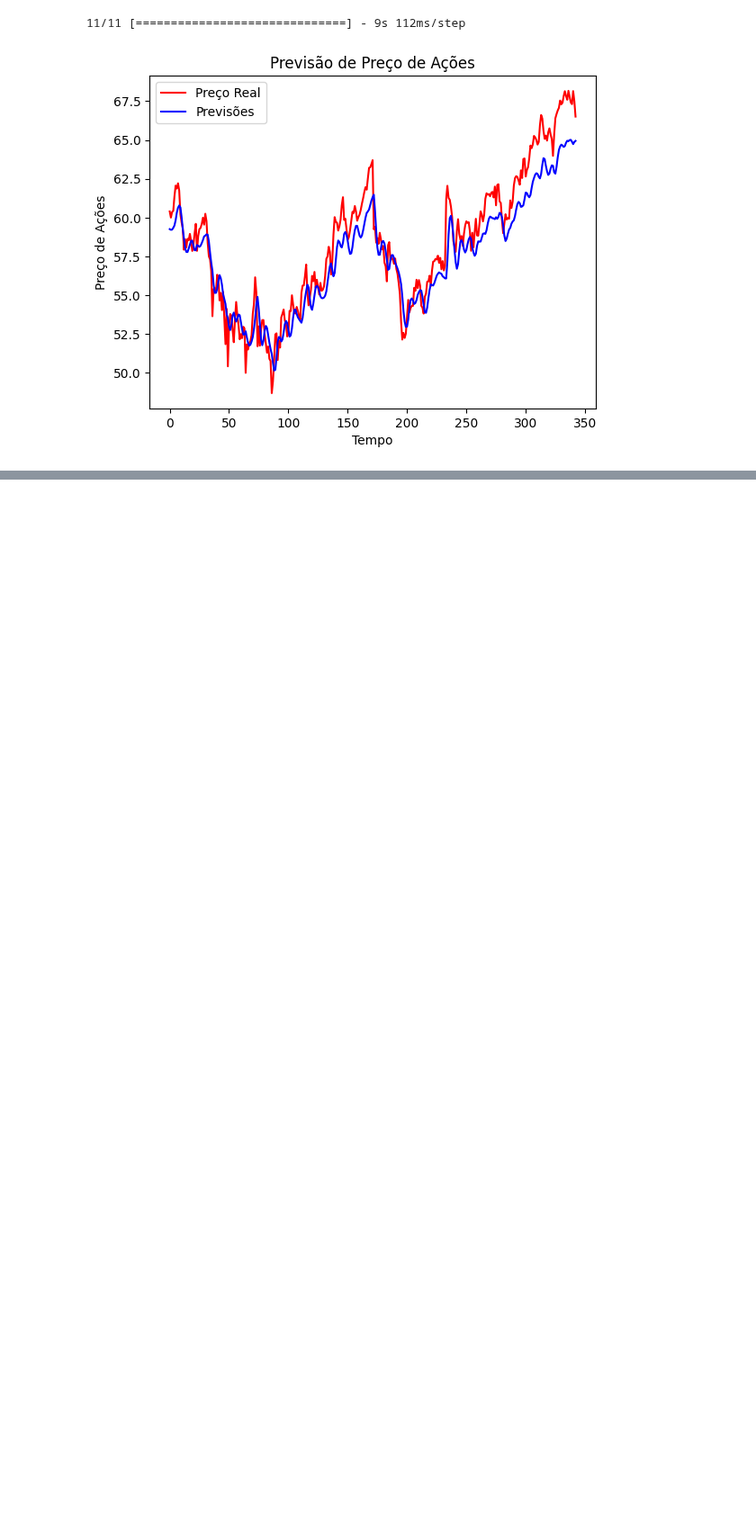
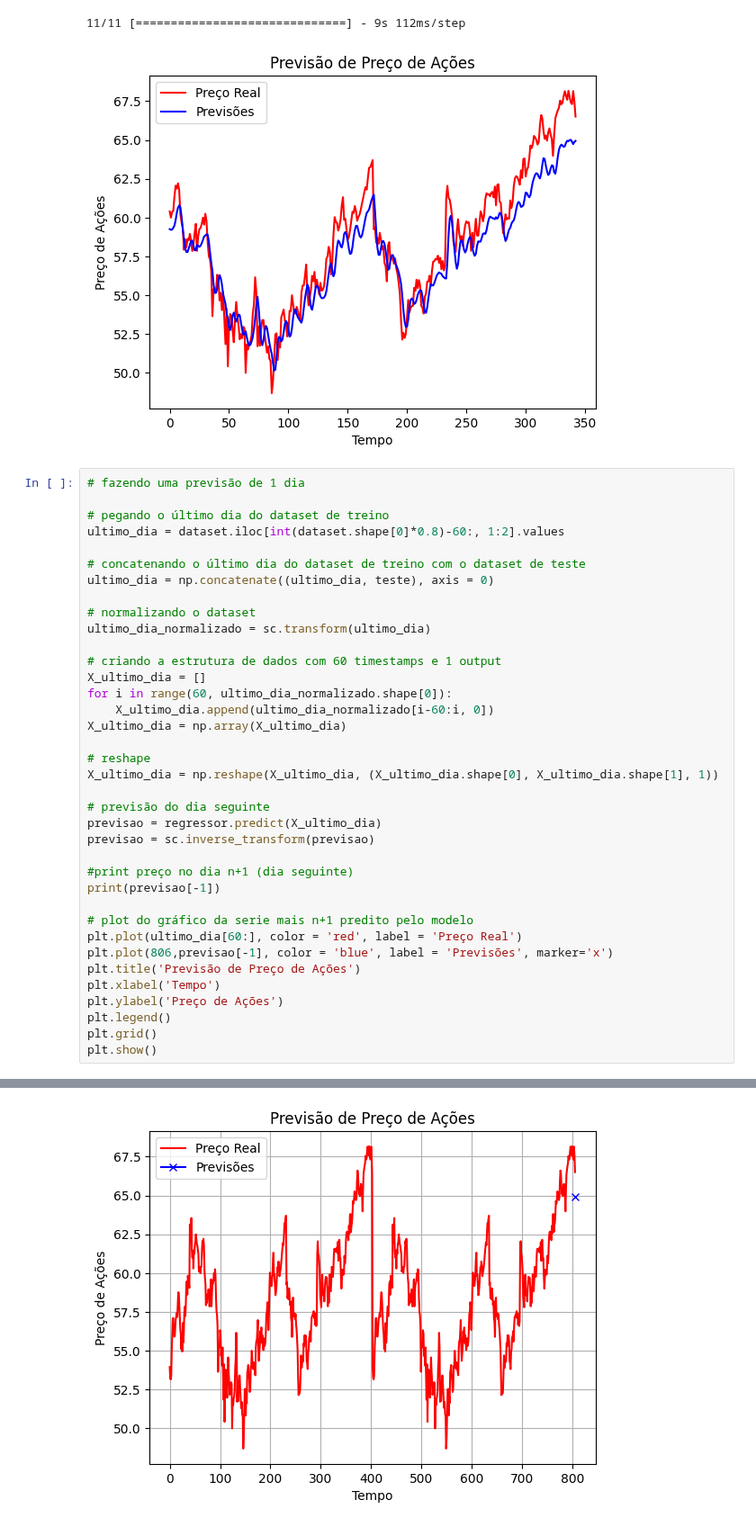
Before and after one commit to roscibely/neural_networks, a Jupyter notebook: unidadeII/rnn/lstm.ipynb, the cells around one changed output, grey strips where cells are left out. Shown at 90% size. Cells and saved outputs as stored; diff of their text form; blank space fills up the shorter version.

Commit message:
feat: added lstm model

```diff
--- a/unidadeII/rnn/lstm.ipynb
+++ b/unidadeII/rnn/lstm.ipynb
@@ -142,3 +134,41 @@ plt.show()
 # %% [output]
 11/11 [==============================] - 9s 112ms/step
 [figure]
+# %%
+# fazendo uma previsão de 1 dia
+
+# pegando o último dia do dataset de treino
+ultimo_dia = dataset.iloc[int(dataset.shape[0]*0.8)-60:, 1:2].values
+
+# concatenando o último dia do dataset de treino com o dataset de teste
+ultimo_dia = np.concatenate((ultimo_dia, teste), axis = 0)
+
+# normalizando o dataset
+ultimo_dia_normalizado = sc.transform(ultimo_dia)
+
+# criando a estrutura de dados com 60 timestamps e 1 output
+X_ultimo_dia = []
+for i in range(60, ultimo_dia_normalizado.shape[0]):
+    X_ultimo_dia.append(ultimo_dia_normalizado[i-60:i, 0])
+X_ultimo_dia = np.array(X_ultimo_dia)
+
+# reshape
+X_ultimo_dia = np.reshape(X_ultimo_dia, (X_ultimo_dia.shape[0], X_ultimo_dia.shape[1], 1))
+
+# previsão do dia seguinte
+previsao = regressor.predict(X_ultimo_dia)
+previsao = sc.inverse_transform(previsao)
+
+#print preço no dia n+1 (dia seguinte)
+print(previsao[-1])
+
+# plot do gráfico da serie mais n+1 predito pelo modelo
+plt.plot(ultimo_dia[60:], color = 'red', label = 'Preço Real')
+plt.plot(806,previsao[-1], color = 'blue', label = 'Previsões', marker='x')
+plt.title('Previsão de Preço de Ações')
+plt.xlabel('Tempo')
+plt.ylabel('Preço de Ações')
+plt.legend()
+plt.grid()
+plt.show()
+# %% [output]
@@ -145,3 +177,4 @@ plt.show()
+[figure, added]
 # %%
 # previsões para os próximos 30 dias
 base_completa = pd.concat((dataset['Open'], dataset['Open']), axis = 0)
```
Also changed, not shown: parts of 3 cells of this notebook.
